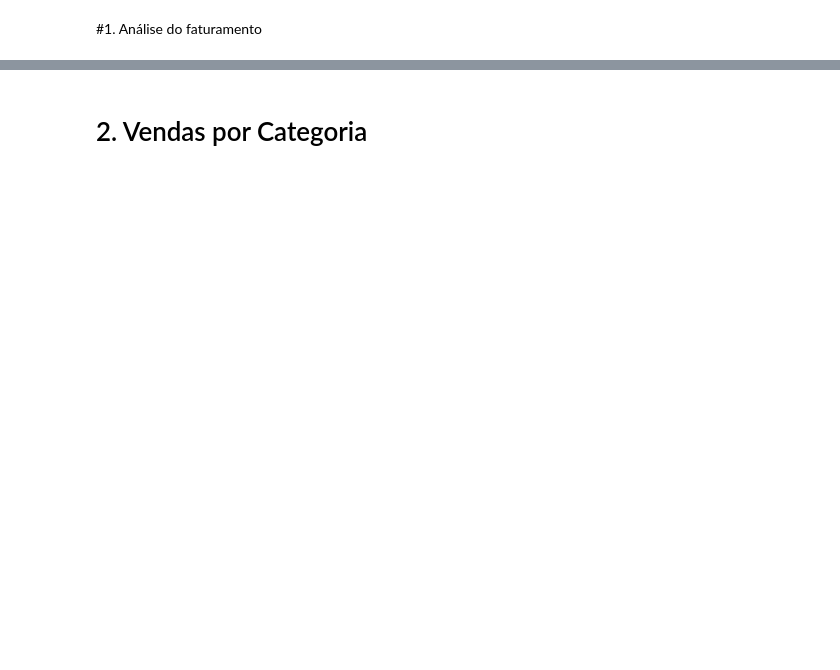
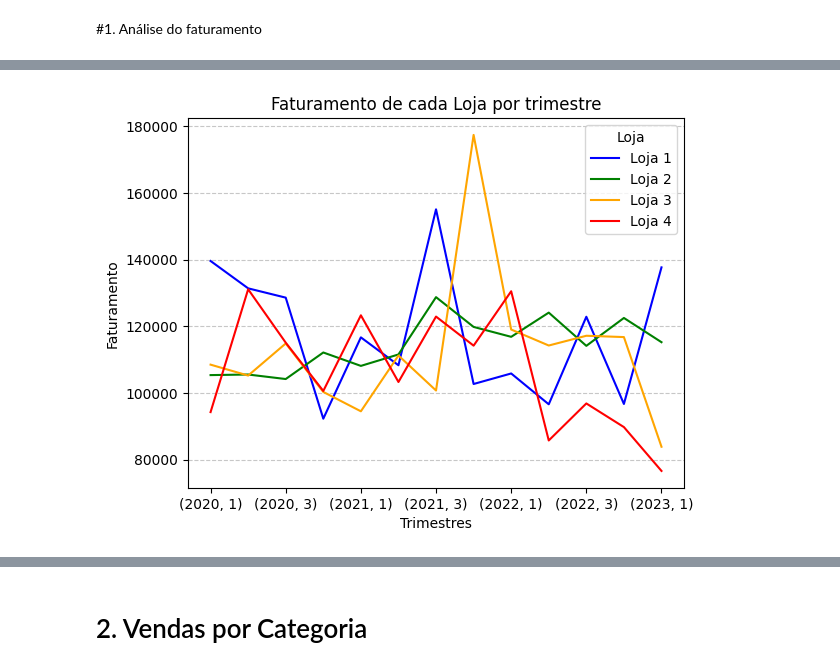
Before and after one commit to mauricioaalmeida/-challenge1-data-science-, a Jupyter notebook: AluraStoreBr.ipynb, the cells around one changed output, grey strips where cells are left out. Cells and saved outputs as stored; diff of their text form; code cells hidden in the pictures; blank space fills up the shorter version.

```diff
--- a/AluraStoreBr.ipynb
+++ b/AluraStoreBr.ipynb
@@ -142,0 +138,3 @@ plt.show()
+# %%
+# Converter campo para datetime
+lojas['Data da Compra'] = pd.to_datetime(lojas['Data da Compra'],dayfirst=True)
@@ -142,0 +173,4 @@ plt.show()
+# %%
+# Realizando o agrupamento por Ano, Trimestre e Loja
+faturamento_trimestre = lojas.groupby([lojas['Data da Compra'].dt.year, lojas['Data da Compra'].dt.quarter,'Loja'])['Preço'].sum()
+faturamento_trimestre
@@ -142,0 +197,4 @@ plt.show()
+# %%
+# Transformando os dados para melhor visualização do gráfico por loja
+fat_tm_loja = faturamento_trimestre.unstack(level='Loja')
+fat_tm_loja
@@ -142,0 +217,10 @@ plt.show()
+# %%
+cores = ['blue','green','orange','red']
+fat_tm_loja.plot(kind='line', color=cores)
+plt.xlabel('Trimestres')
+plt.ylabel('Faturamento')
+plt.title('Faturamento de cada Loja por trimestre')
+plt.grid(axis='y', linestyle='--', alpha=0.7)
+plt.show()
+# %% [output]
+[figure, added]
```
Also changed, not shown: parts of 45 cells of this notebook.
